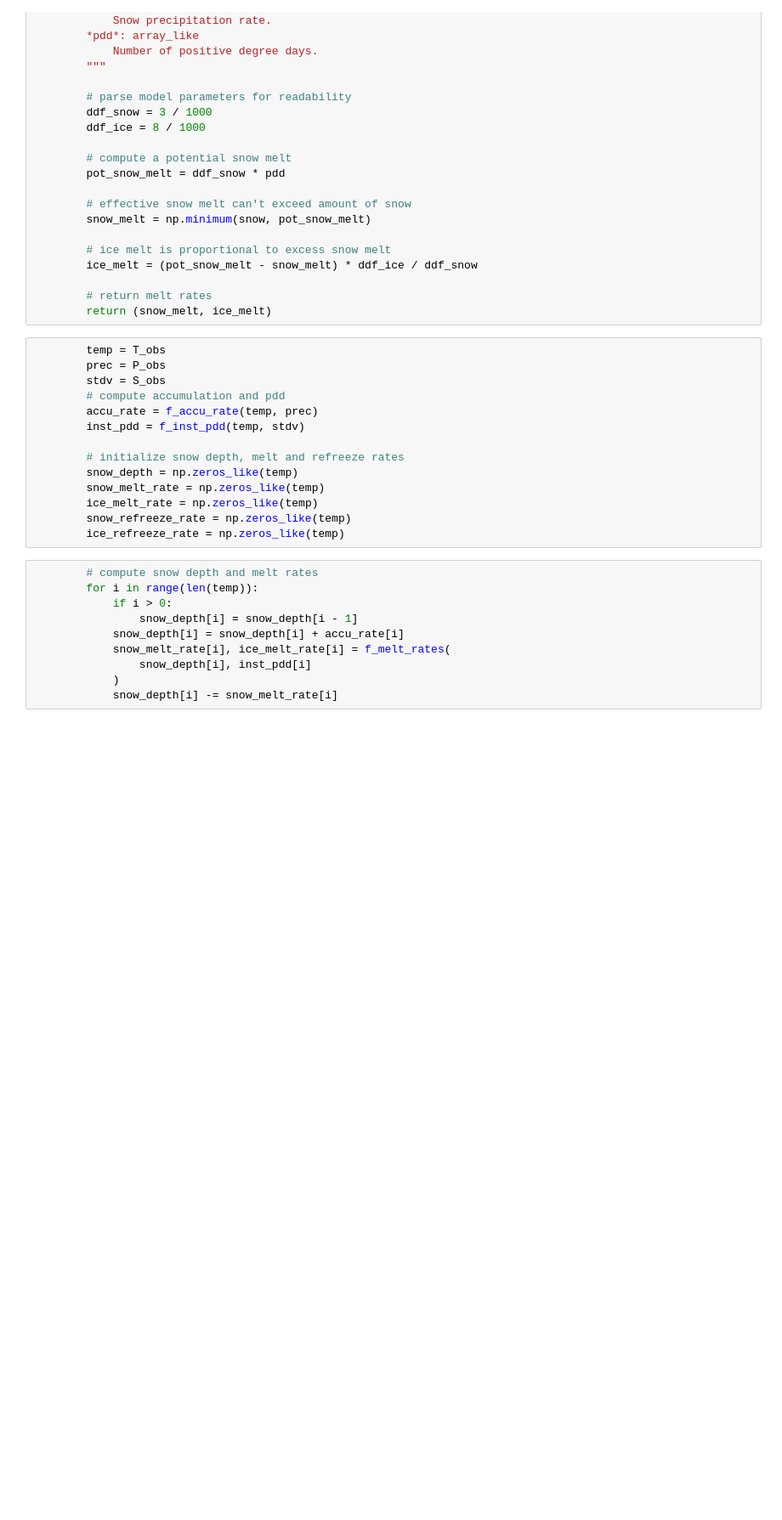
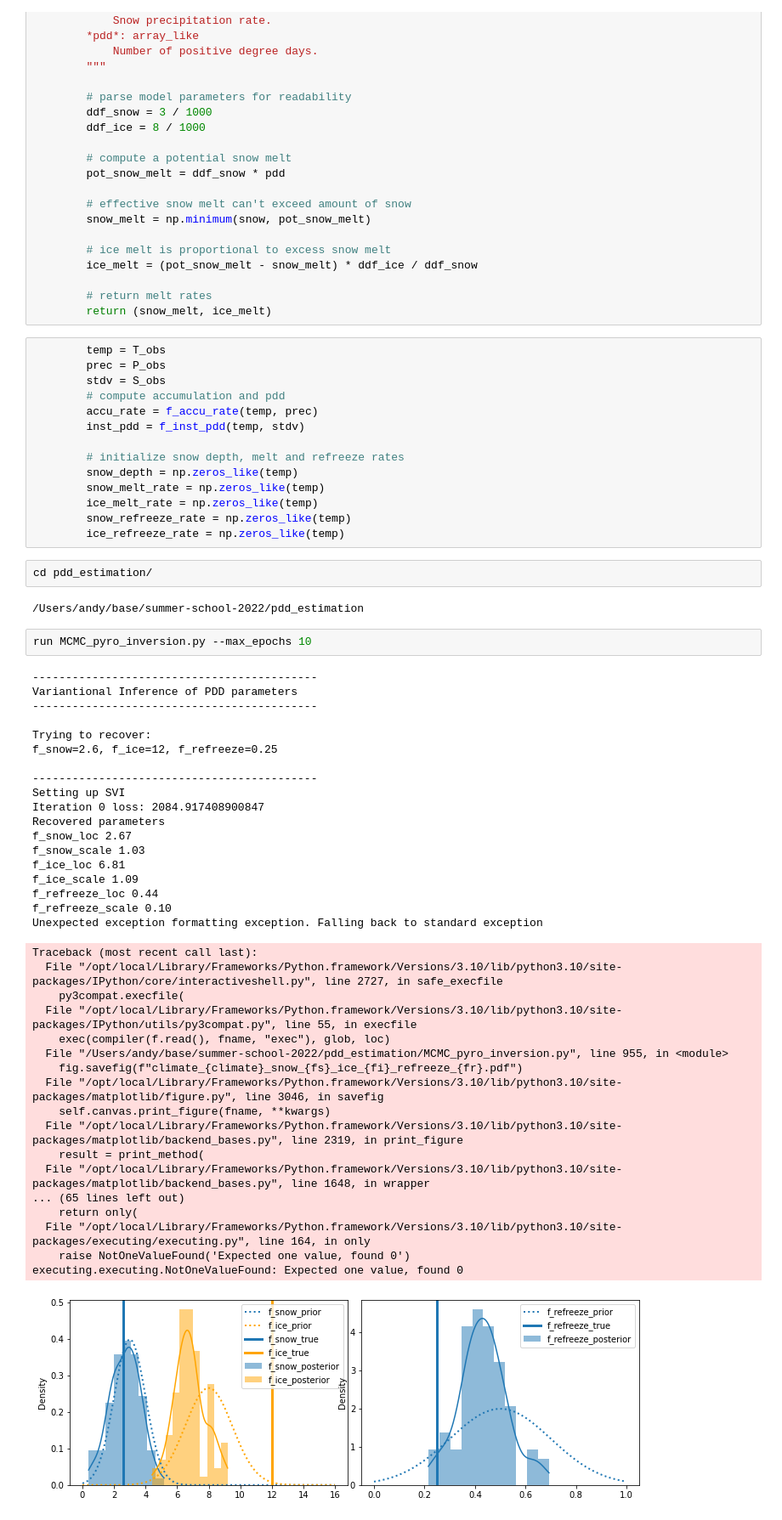
Before and after one commit to aaschwanden/pdd-parameter-inversion, a Jupyter notebook: test_numpy.ipynb, the cells around one changed output. Shown: that part at 85% size. Drawn from its saved outputs; the diff is of its cells as text; blank space fills up the shorter version.

```diff
--- a/test_numpy.ipynb
+++ b/test_numpy.ipynb
@@ -119,12 +119,45 @@ import numpy as np
         snow_refreeze_rate = np.zeros_like(temp)
         ice_refreeze_rate = np.zeros_like(temp)
 # %%
-        # compute snow depth and melt rates
-        for i in range(len(temp)):
-            if i > 0:
-                snow_depth[i] = snow_depth[i - 1]
-            snow_depth[i] = snow_depth[i] + accu_rate[i]
-            snow_melt_rate[i], ice_melt_rate[i] = f_melt_rates(
-                snow_depth[i], inst_pdd[i]
-            )
-            snow_depth[i] -= snow_melt_rate[i]
+cd pdd_estimation/
+# %% [output]
+/Users/andy/base/summer-school-2022/pdd_estimation
+# %%
+run MCMC_pyro_inversion.py --max_epochs 10
+# %% [output]
+-------------------------------------------
+Variantional Inference of PDD parameters
+-------------------------------------------
+
+Trying to recover:
+f_snow=2.6, f_ice=12, f_refreeze=0.25
+
+-------------------------------------------
+Setting up SVI
+Iteration 0 loss: 2084.917408900847
+Recovered parameters
+f_snow_loc 2.67
+f_snow_scale 1.03
+f_ice_loc 6.81
+f_ice_scale 1.09
+f_refreeze_loc 0.44
+f_refreeze_scale 0.10
+Unexpected exception formatting exception. Falling back to standard exception
+Traceback (most recent call last):
+  File "/opt/local/Library/Frameworks/Python.framework/Versions/3.10/lib/python3.10/site-packages/IPython/core/interactiveshell.py", line 2727, in safe_execfile
+    py3compat.execfile(
+  File "/opt/local/Library/Frameworks/Python.framework/Versions/3.10/lib/python3.10/site-packages/IPython/utils/py3compat.py", line 55, in execfile
+    exec(compiler(f.read(), fname, "exec"), glob, loc)
+  File "/Users/andy/base/summer-school-2022/pdd_estimation/MCMC_pyro_inversion.py", line 955, in <module>
+    fig.savefig(f"climate_{climate}_snow_{fs}_ice_{fi}_refreeze_{fr}.pdf")
+  File "/opt/local/Library/Frameworks/Python.framework/Versions/3.10/lib/python3.10/site-packages/matplotlib/figure.py", line 3046, in savefig
+    self.canvas.print_figure(fname, **kwargs)
+  File "/opt/local/Library/Frameworks/Python.framework/Versions/3.10/lib/python3.10/site-packages/matplotlib/backend_bases.py", line 2319, in print_figure
+    result = print_method(
+  File "/opt/local/Library/Frameworks/Python.framework/Versions/3.10/lib/python3.10/site-packages/matplotlib/backend_bases.py", line 1648, in wrapper
+... (65 lines left out)
+    return only(
+  File "/opt/local/Library/Frameworks/Python.framework/Versions/3.10/lib/python3.10/site-packages/executing/executing.py", line 164, in only
+    raise NotOneValueFound('Expected one value, found 0')
+executing.executing.NotOneValueFound: Expected one value, found 0
+[figure, added]
```
Also changed, not shown: parts of 5 cells of this notebook, 1 other file.
